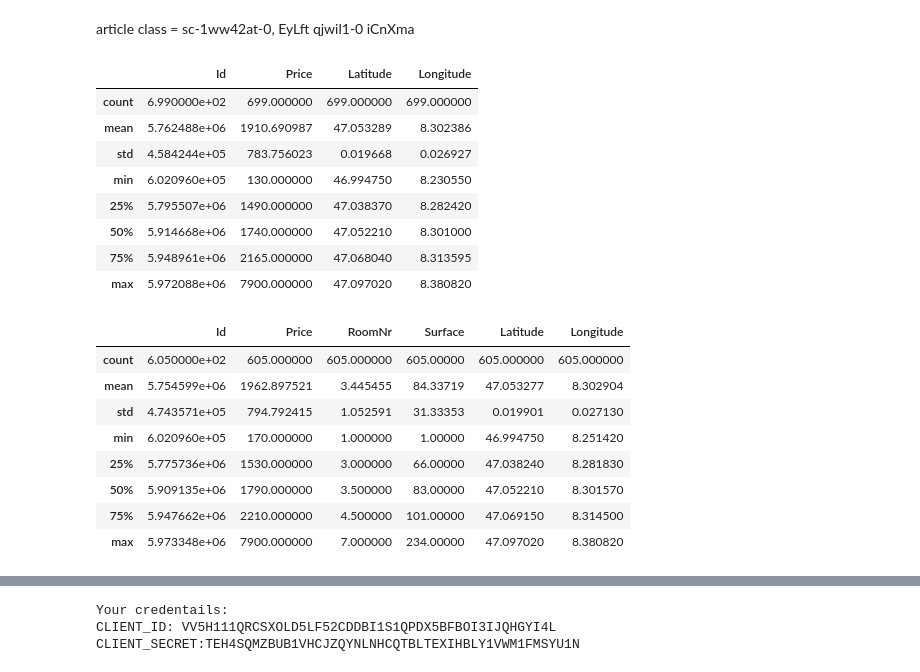
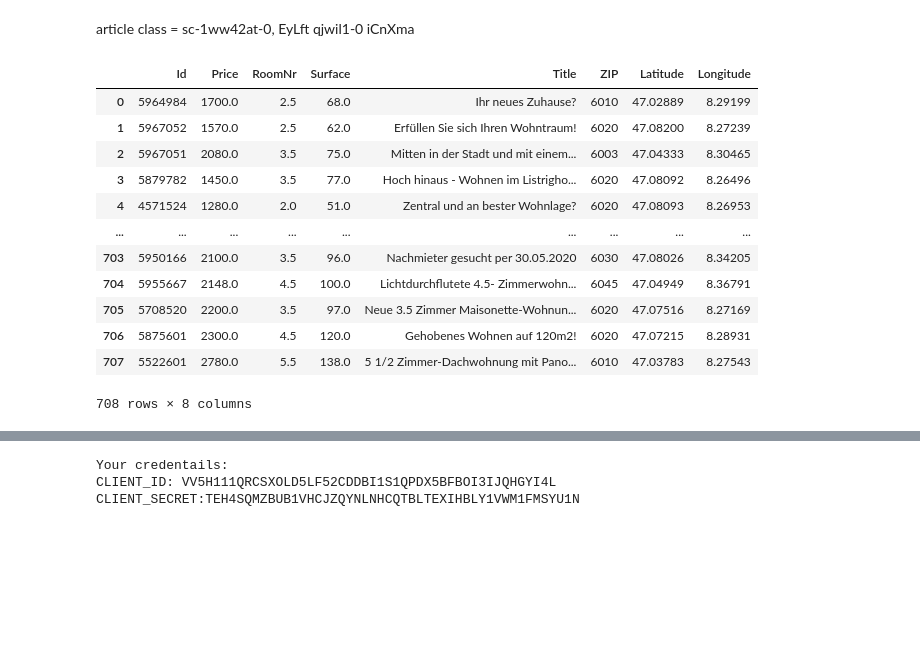
Before and after one commit to kesslmar/Coursera_Capstone, a Jupyter notebook: Battle_of_Neighbors_Capstone.ipynb, the cells around one changed output, grey strips where cells are left out. Saved outputs shown, nothing was run; the diff lists cells and outputs as text; code cells hidden in the pictures; blank space fills up the shorter version.

```diff
--- a/Battle_of_Neighbors_Capstone.ipynb
+++ b/Battle_of_Neighbors_Capstone.ipynb
@@ -11,53 +12,10 @@ import branca.colormap as cm
 pd.set_option('display.max_columns', None)
-# %%
-# send requests
-
-url = 'https://www.immoscout24.ch/de/wohnung/mieten/ort-luzern?pn=1&r=6'
-
-page = requests.get(url)
-
-soup = BeautifulSoup(page.content, 'html.parser')
-# %%
-# read out table
-raw_data = soup.find(id='state')
-
-jason_data = json.loads(raw_data.string[25:])
-property_list = jason_data['pages']['searchResult']['resultData']['allProperties']
-parsed_list = []
-
-for elem in property_list:
-    price =  elem['priceFormatted']['value']
-    parsed_list.append([elem['id'], price, elem['latitude'], elem['longitude']])
-
-#parsed_list
-# %%
-property_df = pd.DataFrame(parsed_list)
-property_df.columns = ['Id', 'Price', 'Latitude', 'Longitude']
-
-filter = property_df['Price'] != 'Preis auf Anfrage'
-property_df = property_df[filter]
-
-property_df['Price'] = property_df['Price'].str[4:-2]
-property_df['Price'] = property_df['Price'].str.replace('\'', '')
-property_df['Price'] = property_df['Price'].astype('int64')
-
-property_df.describe()
-# %% [output]
-|  | Id | Price | Latitude | Longitude |
-| count | 6.990000e+02 | 699.000000 | 699.000000 | 699.000000 |
-| mean | 5.762488e+06 | 1910.690987 | 47.053289 | 8.302386 |
-| std | 4.584244e+05 | 783.756023 | 0.019668 | 0.026927 |
-| min | 6.020960e+05 | 130.000000 | 46.994750 | 8.230550 |
-| 25% | 5.795507e+06 | 1490.000000 | 47.038370 | 8.282420 |
-| 50% | 5.914668e+06 | 1740.000000 | 47.052210 | 8.301000 |
-| 75% | 5.948961e+06 | 2165.000000 | 47.068040 | 8.313595 |
-| max | 5.972088e+06 | 7900.000000 | 47.097020 | 8.380820 |
 # %%
 # send requests
 result_list = []
 max = 30
 
-for i in range(30):
+for i in range(max):
     url = 'https://www.immoscout24.ch/de/wohnung/mieten/ort-luzern?pn={}&r=6'.format(i+1)
     page = requests.get(url)
     soup = BeautifulSoup(page.content, 'html.parser')
@@ -77,33 +35,40 @@ for i in range(30):
         if 'numberOfRooms' in elem: nor = elem['numberOfRooms']
         else: nor = np.nan
 
+        if 'title' in elem: ttl = elem['title']
+        else: ttl = np.nan
+
         if 'latitude' in elem: lat = elem['latitude']
         else: lat = np.nan
 
         if 'longitude' in elem: lon = elem['longitude']
         else: lon = np.nan
 
-        page_list.append([elem['id'], price, nor, sl, elem['zip'], lat, lon])
+        page_list.append([elem['id'], price, nor, sl, ttl, elem['zip'], lat, lon])
 
     result_list += page_list
 
 #result_list
 # %%
 result_df = pd.DataFrame(result_list)
-result_df.columns = ['Id', 'Price', 'RoomNr', 'Surface', 'ZIP', 'Latitude', 'Longitude']
+result_df.columns = ['Id', 'Price', 'RoomNr', 'Surface', 'Title', 'ZIP', 'Latitude', 'Longitude']
 
-result_df.dropna(inplace=True)
-result_df.describe()
+#result_df.dropna(inplace=True)
+result_df
 # %% [output]
-|  | Id | Price | RoomNr | Surface | Latitude | Longitude |
-| count | 6.050000e+02 | 605.000000 | 605.000000 | 605.00000 | 605.000000 | 605.000000 |
-| mean | 5.754599e+06 | 1962.897521 | 3.445455 | 84.33719 | 47.053277 | 8.302904 |
-| std | 4.743571e+05 | 794.792415 | 1.052591 | 31.33353 | 0.019901 | 0.027130 |
-| min | 6.020960e+05 | 170.000000 | 1.000000 | 1.00000 | 46.994750 | 8.251420 |
-| 25% | 5.775736e+06 | 1530.000000 | 3.000000 | 66.00000 | 47.038240 | 8.281830 |
-| 50% | 5.909135e+06 | 1790.000000 | 3.500000 | 83.00000 | 47.052210 | 8.301570 |
-| 75% | 5.947662e+06 | 2210.000000 | 4.500000 | 101.00000 | 47.069150 | 8.314500 |
-| max | 5.973348e+06 | 7900.000000 | 7.000000 | 234.00000 | 47.097020 | 8.380820 |
+|  | Id | Price | RoomNr | Surface | Title | ZIP | Latitude | Longitude |
+| 0 | 5964984 | 1700.0 | 2.5 | 68.0 | Ihr neues Zuhause? | 6010 | 47.02889 | 8.29199 |
+| 1 | 5967052 | 1570.0 | 2.5 | 62.0 | Erfüllen Sie sich Ihren Wohntraum! | 6020 | 47.08200 | 8.27239 |
+| 2 | 5967051 | 2080.0 | 3.5 | 75.0 | Mitten in der Stadt und mit einem... | 6003 | 47.04333 | 8.30465 |
+| 3 | 5879782 | 1450.0 | 3.5 | 77.0 | Hoch hinaus - Wohnen im Listrigho... | 6020 | 47.08092 | 8.26496 |
+| 4 | 4571524 | 1280.0 | 2.0 | 51.0 | Zentral und an bester Wohnlage? | 6020 | 47.08093 | 8.26953 |
+| ... | ... | ... | ... | ... | ... | ... | ... | ... |
+| 703 | 5950166 | 2100.0 | 3.5 | 96.0 | Nachmieter gesucht per 30.05.2020 | 6030 | 47.08026 | 8.34205 |
+| 704 | 5955667 | 2148.0 | 4.5 | 100.0 | Lichtdurchflutete 4.5- Zimmerwohn... | 6045 | 47.04949 | 8.36791 |
+| 705 | 5708520 | 2200.0 | 3.5 | 97.0 | Neue 3.5 Zimmer Maisonette-Wohnun... | 6020 | 47.07516 | 8.27169 |
+| 706 | 5875601 | 2300.0 | 4.5 | 120.0 | Gehobenes Wohnen auf 120m2! | 6020 | 47.07215 | 8.28931 |
+| 707 | 5522601 | 2780.0 | 5.5 | 138.0 | 5 1/2 Zimmer-Dachwohnung mit Pano... | 6010 | 47.03783 | 8.27543 |
+708 rows × 8 columns
 # %%
 # create map of lucerne using latitude and longitude values
 map_lucerne = folium.Map(location=[47.05, 8.3], zoom_start=12.5)
```
Also changed, not shown: parts of 10 cells of this notebook, 12 other files.
